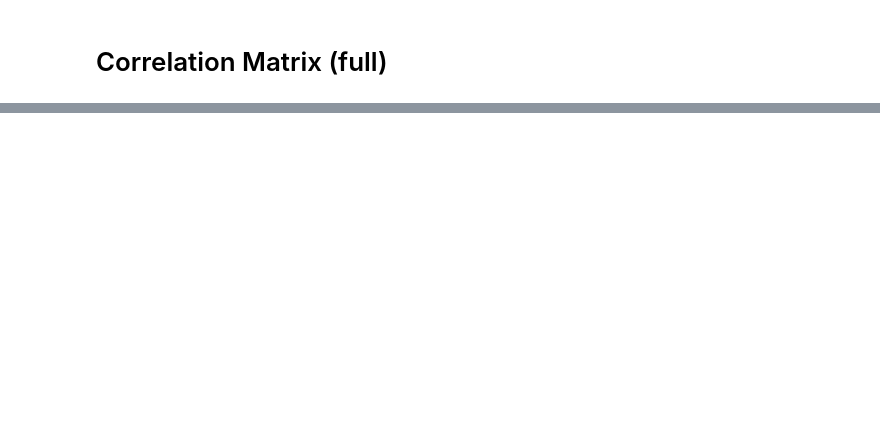
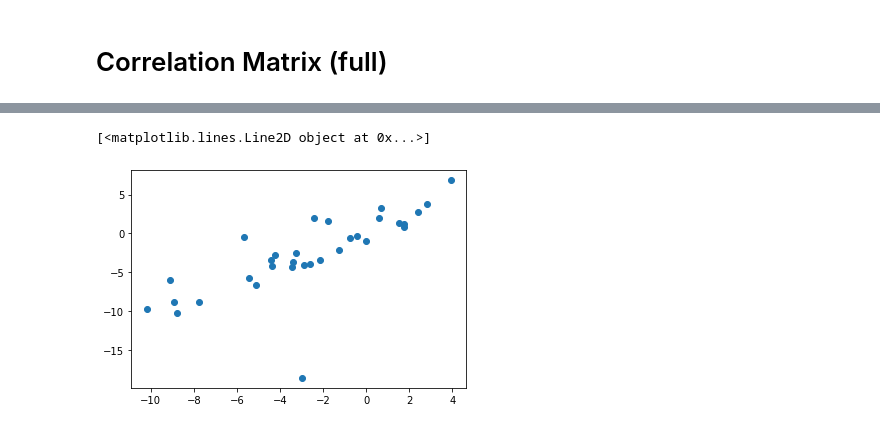
Before and after one commit to youhs4554/gaitanalysis, a Jupyter notebook: src/dev/Notebooks/NPH_Analysis_Without_KeyFrameSelection.ipynb, the cells around one changed output, grey strips where cells are left out. Cells and saved outputs as stored; diff of their text form; code cells hidden in the pictures; blank space fills up the shorter version.

```diff
--- a/src/dev/Notebooks/NPH_Analysis_Without_KeyFrameSelection.ipynb
+++ b/src/dev/Notebooks/NPH_Analysis_Without_KeyFrameSelection.ipynb
@@ -162,7 +168,7 @@ def predict(net, dl, target_transform):
         out = net(input_data)
         reg_outputs = out[0]
         reg_outputs = target_transform.inverse_transform(
-            reg_outputs.detach().cpu().numpy())[:,:-4]
+            reg_outputs.detach().cpu().numpy())
         res.append(reg_outputs)
 
     return np.vstack(res)
@@ -318,6 +324,6 @@ for condition in ['baseline', 'followup']:
                                            df,
                                            interval_selector = COPAnalyizer(opt.meta_home, opt.fps),
                                            condition=condition,
-                                           target_columns=target_columns[:-4],
+                                           target_columns=target_columns,
                                            spatial_transform=spatial_transform['test'],
                                            target_transform=target_transform)
@@ -853,0 +764,29 @@ with writer:
+# %%
+def averaged_improvement(data, target_columns):
+    # compute improvements for patients with followup data
+    patients = np.unique(data[data.GROUP=='followup']["PAT ID"])
+
+    res = []
+
+    for p in patients:
+        p_data = data[data["PAT ID"]==p]
+        baseline_vals = p_data[p_data["GROUP"]=='baseline']
+        follow_vals = p_data[p_data["GROUP"]=='followup']
+        improvements = (follow_vals.mean()-baseline_vals.mean())[target_columns].values
+        res.append(improvements)
+
+    return pd.DataFrame(np.vstack(res), columns=target_columns)
+# %%
+followup_gt = pd.read_excel('../data/NPH_analysis_results.xlsx', sheet_name='followup-gt')
+followup_pred = pd.read_excel('../data/NPH_analysis_results.xlsx', sheet_name='followup-pred')
+baseline_gt = pd.read_excel('../data/NPH_analysis_results.xlsx', sheet_name='baseline-gt')
+baseline_pred = pd.read_excel('../data/NPH_analysis_results.xlsx', sheet_name='baseline-gt')
+
+all_data_gt = pd.concat((followup_gt, baseline_gt))
+all_data_pred = pd.concat((followup_pred, baseline_pred))
+
+gt_imprvmt = averaged_improvement(data=all_data_gt, target_columns=target_columns)[target_columns]
+pred_imprvmt = averaged_improvement(data=all_data_pred, target_columns=target_columns)[target_columns]
+
+gt_imprvmt = arange_df(gt_imprvmt, target_columns)
+pred_imprvmt = arange_df(pred_imprvmt, target_columns)
@@ -853,0 +808,5 @@ with writer:
+# %%
+plt.plot(gt_imprvmt["Double Supp % Cycle"].values,pred_imprvmt["Double Supp % Cycle"].values, 'o')
+# %% [output]
+[<matplotlib.lines.Line2D object at 0x...>]
+[figure, added]
```
Also changed, not shown: parts of 29 cells of this notebook, 11 other files.
